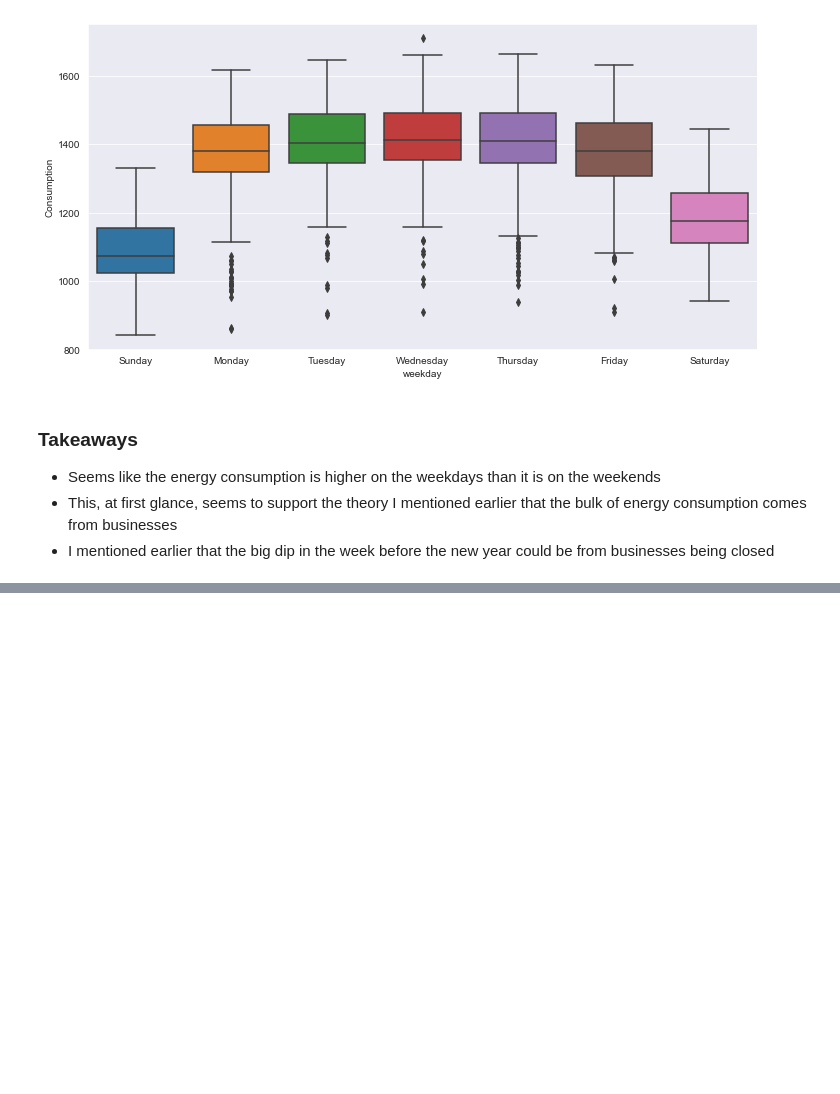
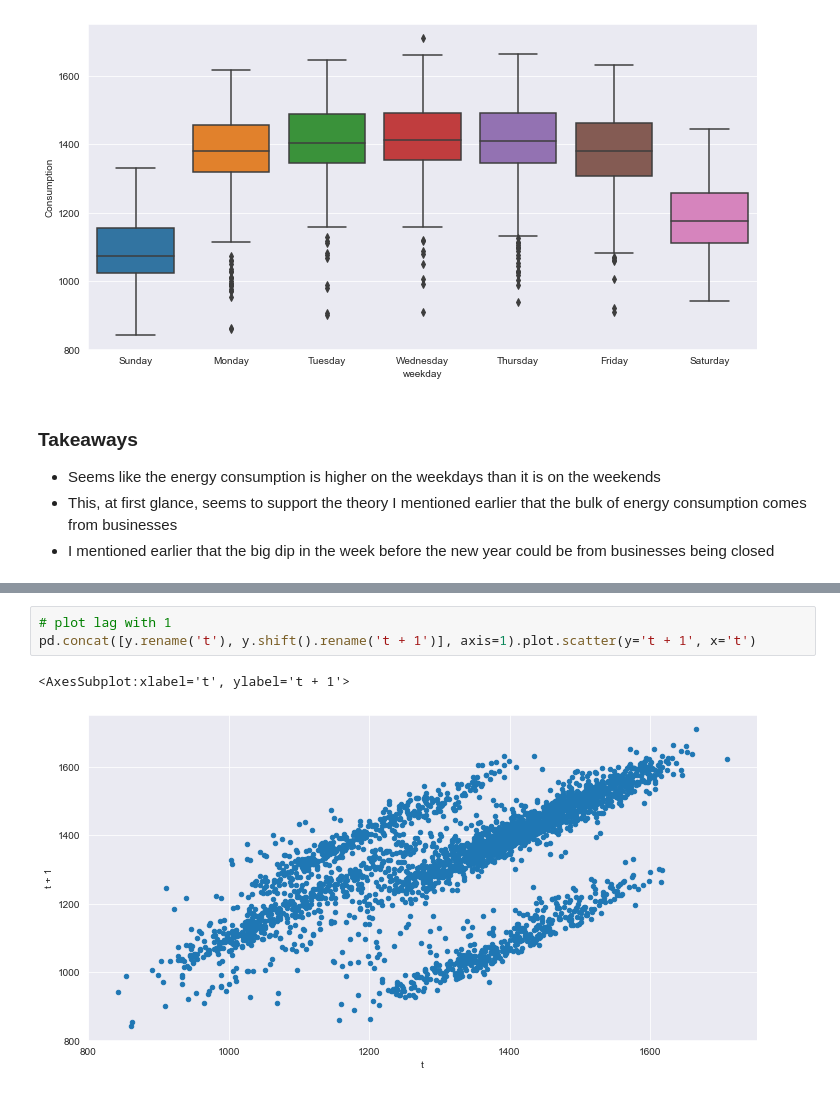
Before and after one commit to HeatherOrtegaMcMillan/time-series-exercises, a Jupyter notebook: explore.ipynb, the cells around one changed output, grey strips where cells are left out. Saved outputs shown, nothing was run; the diff lists cells and outputs as text; blank space fills up the shorter version.

```diff
--- a/explore.ipynb
+++ b/explore.ipynb
@@ -496,0 +506,6 @@ y = train.Consumption
+# %%
+# plot lag with 1
+pd.concat([y.rename('t'), y.shift().rename('t + 1')], axis=1).plot.scatter(y='t + 1', x='t')
+# %% [output]
+<AxesSubplot:xlabel='t', ylabel='t + 1'>
+[figure, added]
```
Also changed, not shown: parts of 10 cells of this notebook.
